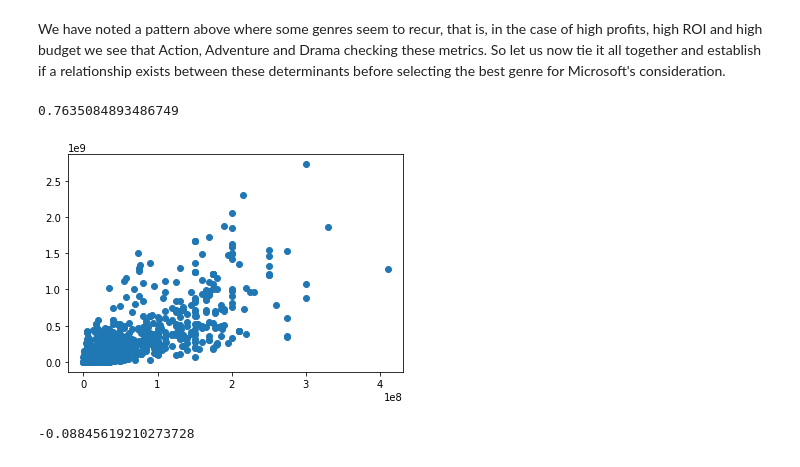
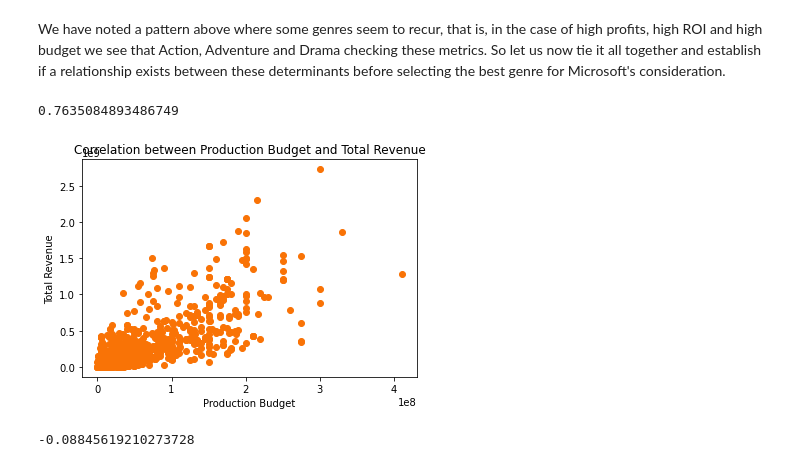
Before and after one commit to Mitchege/Phase1-Project, a Jupyter notebook: Phase_1_Project Analysis.ipynb, the cells around one changed output. Drawn from its saved outputs; the diff is of its cells as text; code cells hidden in the pictures.

```diff
--- a/Phase_1_Project Analysis.ipynb
+++ b/Phase_1_Project Analysis.ipynb
@@ -822,20 +823,22 @@ It can be noted that the highest budget is 410 million dollars. This is shown ab
 # %% [markdown]
 We have noted a pattern above where some genres seem to recur, that is, in the case of high profits, high ROI and high budget we see that Action, Adventure and Drama checking these metrics. So let us now tie it all together and establish if a relationship exists between these determinants before selecting the best genre for Microsoft's consideration.
 # %%
-#Check if there is a correlation between budget and revenue
+# Check if there is a correlation between budget and revenue
+corr = fin_combined_df['production_budget'].corr(fin_combined_df['totalrevenue'])
+print(corr)
+# %% [output]
+0.7635084893486749
-# %%
-corr = fin_combined_df['production_budget'].corr(fin_combined_df['totalrevenue'])
-print(corr)
-# %% [output]
-0.7635084893486749
 # %%
-#Plotting a scatter plot
-#to visualize the correlation between production_budget and totalrevenue
+# Plotting a scatter plot
+# to visualize the correlation between production_budget and totalrevenue
 x = fin_combined_df['production_budget']
 y = fin_combined_df['totalrevenue']
 
-plt.scatter(x, y)
+plt.scatter(x, y, color = '#F97306')
+plt.title("Correlation between Production Budget and Total Revenue")
+plt.xlabel("Production Budget")
+plt.ylabel("Total Revenue")
 plt.show()
 # %% [output]
-[figure, old version]
+[figure, new version]
 # %%
```
Also changed, not shown: parts of 27 cells of this notebook.
